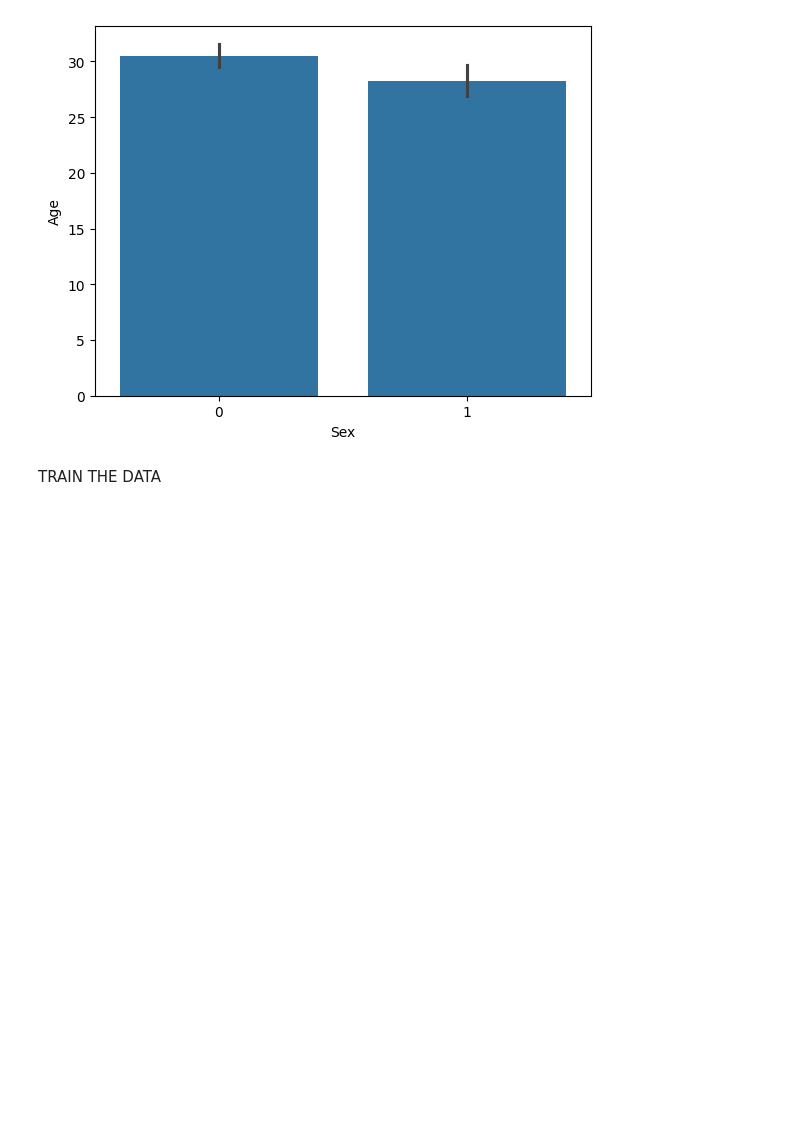
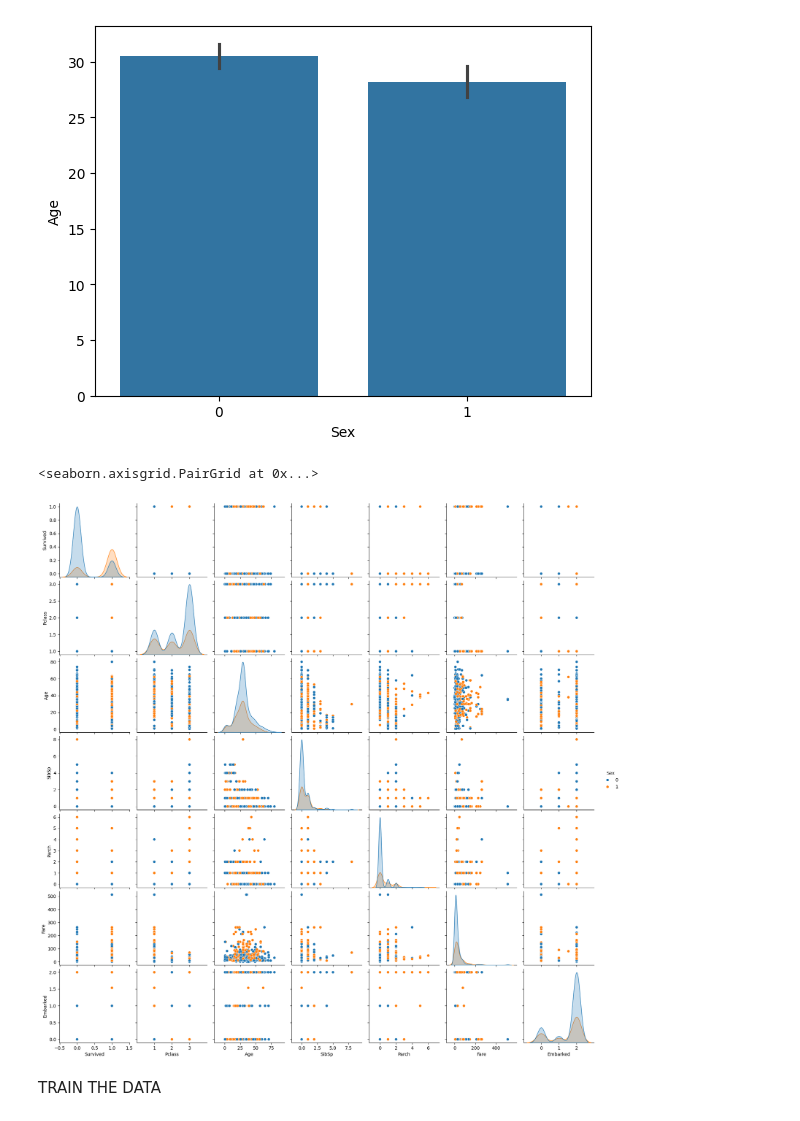
Before and after one commit to FalcoBo/ML, a Jupyter notebook: Projet_clean.ipynb, the cells around one changed output. Cells and saved outputs as stored; diff of their text form; code cells hidden in the pictures; blank space fills up the shorter version.

Commit message:
add plot

```diff
--- a/Projet_clean.ipynb
+++ b/Projet_clean.ipynb
@@ -100,6 +100,11 @@ sns.barplot(x='Sex', y='Age', data=df)
 # %% [output]
 <Axes: xlabel='Sex', ylabel='Age'>
 [figure]
+# %%
+sns.pairplot(df, hue='Sex')
+# %% [output]
+<seaborn.axisgrid.PairGrid at 0x...>
+[figure, added]
 # %%
 # Division des données en ensembles d'entraînement et de test
 X = df.drop('Survived', axis=1)
```
Also changed, not shown: parts of 1 cell of this notebook, 2 other files.
